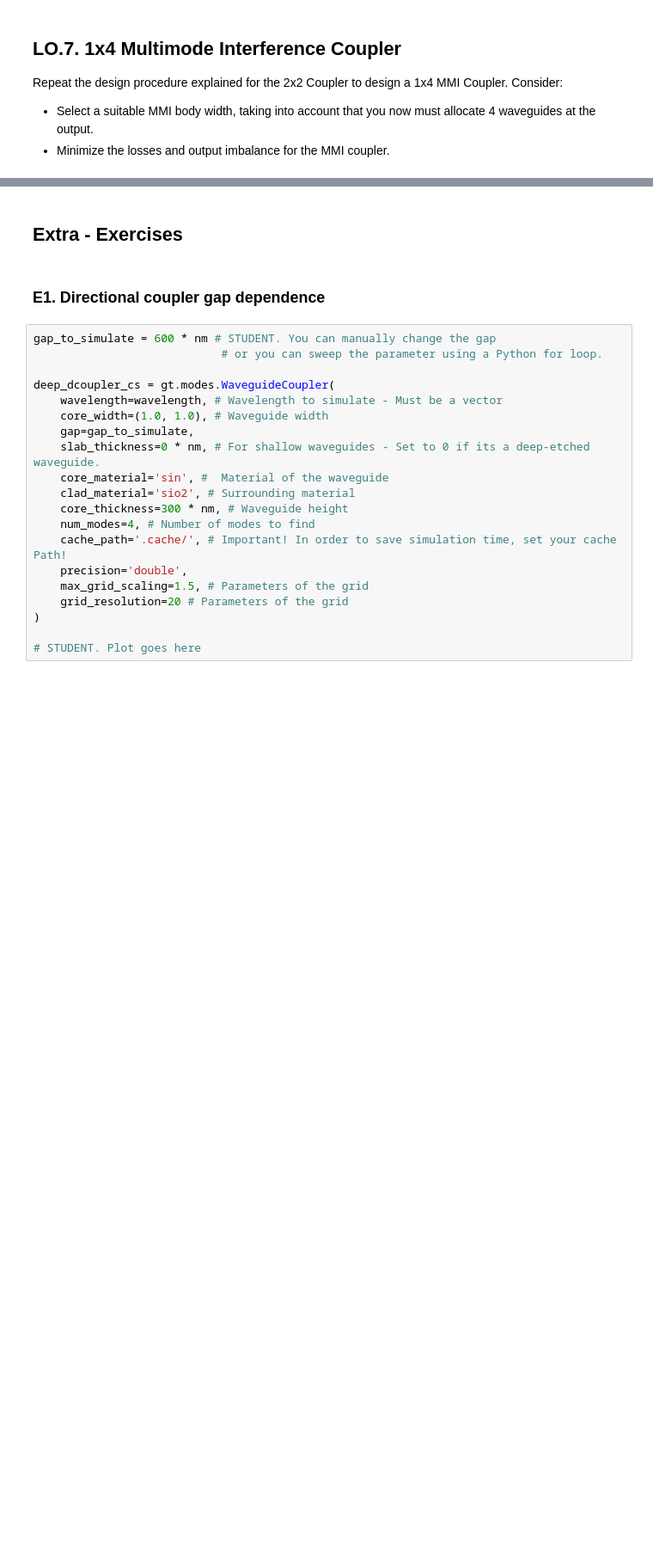
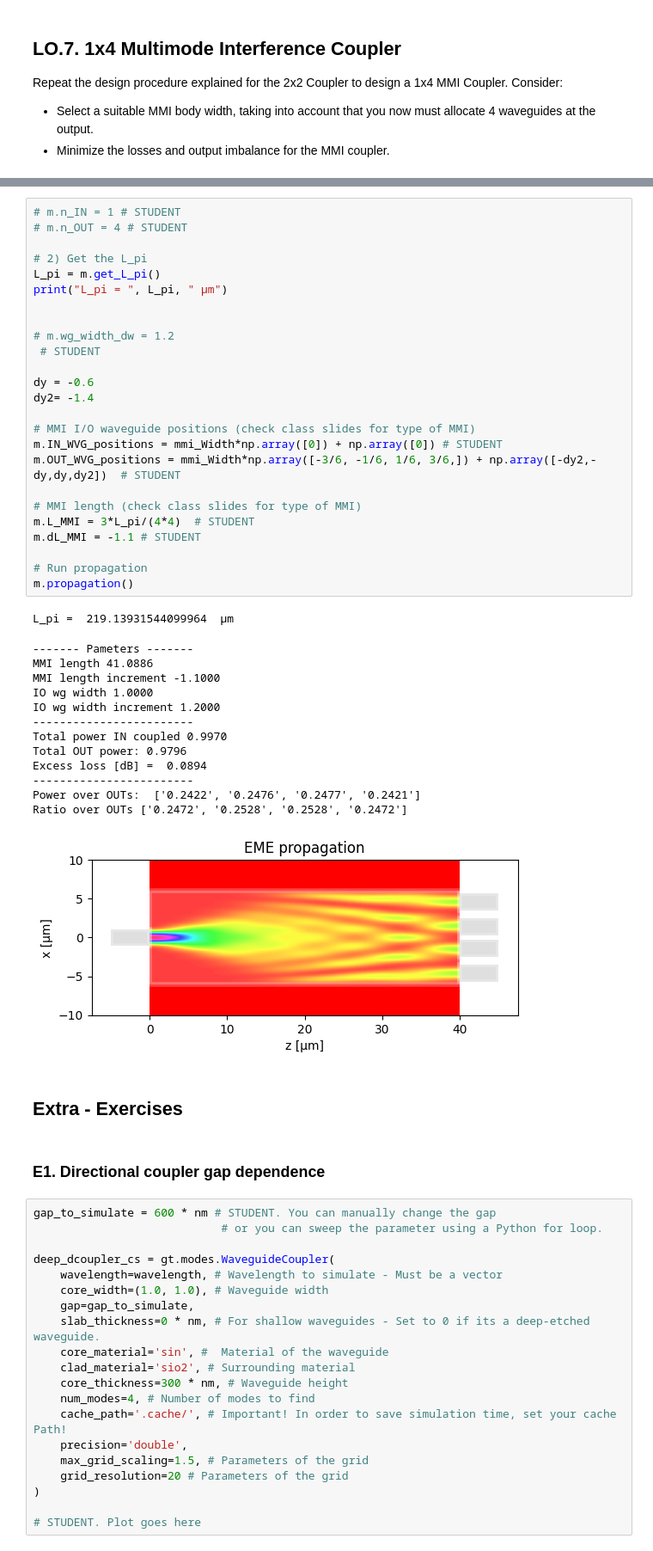
Before and after one commit to antpial/cifoin-lab2, a Jupyter notebook: COUPLERS_Student.ipynb, the cells around one changed output, grey strips where cells are left out. Shown at 86% size. Cells and saved outputs as stored; diff of their text form; blank space fills up the shorter version.

```diff
--- a/COUPLERS_Student.ipynb
+++ b/COUPLERS_Student.ipynb
@@ -597,3 +657,43 @@ Repeat the design procedure explained for the 2x2 Coupler to design a 1x4 MMI Co
+# %%
+# m.n_IN = 1 # STUDENT
+# m.n_OUT = 4 # STUDENT
+
+# 2) Get the L_pi
+L_pi = m.get_L_pi()
+print("L_pi = ", L_pi, " µm")
+
+
+# m.wg_width_dw = 1.2
+ # STUDENT
+
+dy = -0.6
+dy2= -1.4
+
+# MMI I/O waveguide positions (check class slides for type of MMI)
+m.IN_WVG_positions = mmi_Width*np.array([0]) + np.array([0]) # STUDENT
+m.OUT_WVG_positions = mmi_Width*np.array([-3/6, -1/6, 1/6, 3/6,]) + np.array([-dy2,-dy,dy,dy2])  # STUDENT
+
+# MMI length (check class slides for type of MMI)
+m.L_MMI = 3*L_pi/(4*4)  # STUDENT
+m.dL_MMI = -1.1 # STUDENT
+
+# Run propagation
+m.propagation()
+# %% [output]
+L_pi =  219.13931544099964  µm
+------- Pameters -------
+MMI length 41.0886
+MMI length increment -1.1000
+IO wg width 1.0000
+IO wg width increment 1.2000
+------------------------
+Total power IN coupled 0.9970
+Total OUT power: 0.9796
+Excess loss [dB] =  0.0894
+------------------------
+Power over OUTs:  ['0.2422', '0.2476', '0.2477', '0.2421']
+Ratio over OUTs ['0.2472', '0.2528', '0.2528', '0.2472']
+[figure, added]
 # %% [markdown]
 ## Extra - Exercises
 # %% [markdown]
```
Also changed, not shown: parts of 11 cells of this notebook.
